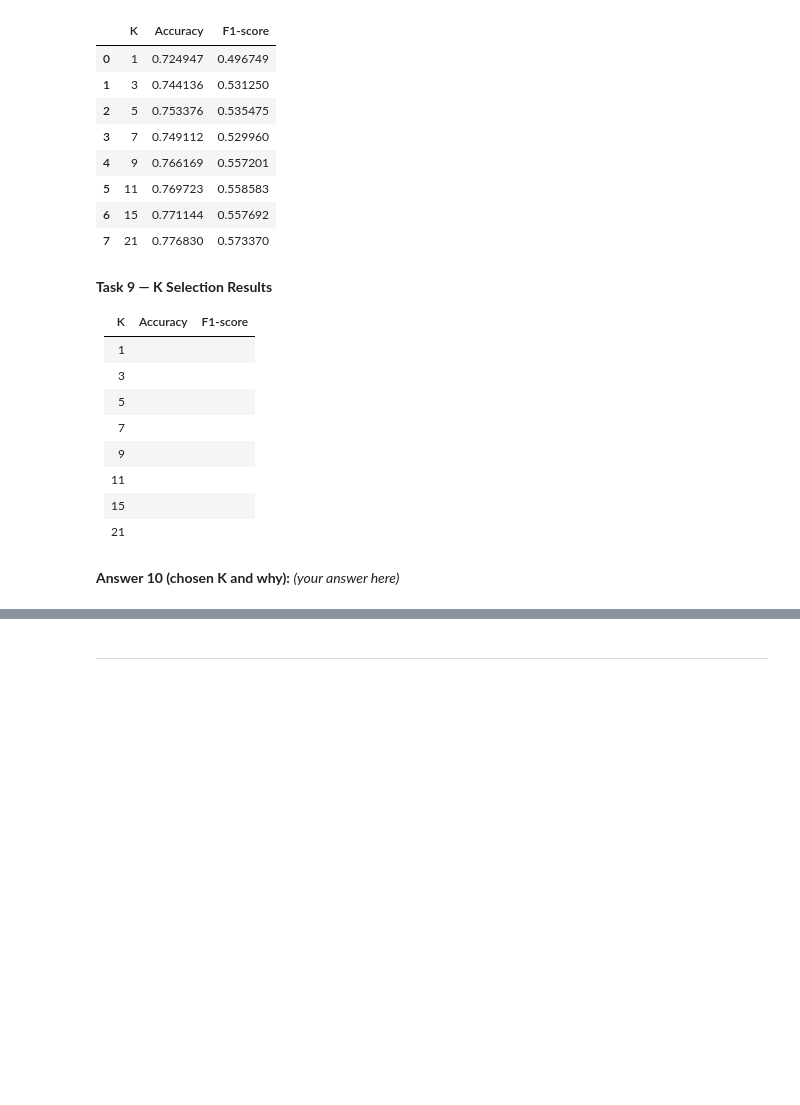
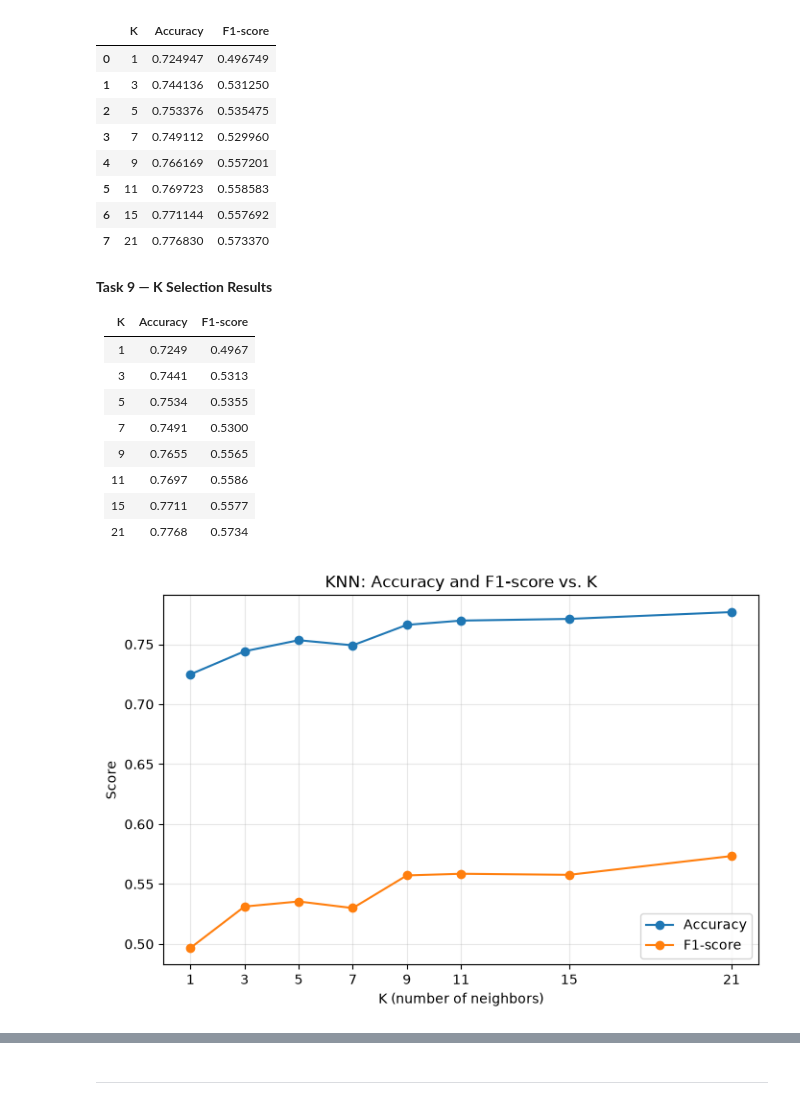
Before and after one commit to msufianchoohan/ml-lab, a Jupyter notebook: LAB 06/Lab6_LogReg_KNN_Template.ipynb, the cells around one changed output, grey strips where cells are left out. Cells and saved outputs as stored; diff of their text form; code cells hidden in the pictures; blank space fills up the shorter version.

```diff
--- a/LAB 06/Lab6_LogReg_KNN_Template.ipynb
+++ b/LAB 06/Lab6_LogReg_KNN_Template.ipynb
@@ -256,11 +254,11 @@ knn_results
 
 | K | Accuracy | F1-score |
 |---|---|---|
-| 1 | | |
-| 3 | | |
-| 5 | | |
-| 7 | | |
-| 9 | | |
-| 11 | | |
-| 15 | | |
-| 21 | | |
+| 1 | 0.7249 | 0.4967 |
+| 3 | 0.7441 | 0.5313 |
+| 5 | 0.7534 | 0.5355 |
+| 7 | 0.7491 | 0.5300 |
+| 9 | 0.7655 | 0.5565 |
+| 11 | 0.7697 | 0.5586 |
+| 15 | 0.7711 | 0.5577 |
+| 21 | 0.7768 | 0.5734 |
@@ -269,3 +264,0 @@ knn_results
-# %% [markdown]
-**Answer 10 (chosen K and why):**
-_(your answer here)_
@@ -273,0 +265,14 @@ _(your answer here)_
+# %%
+# Task 10 — plot accuracy/F1 vs K
+plt.figure(figsize=(8, 5))
+plt.plot(knn_results["K"], knn_results["Accuracy"], marker="o", label="Accuracy")
+plt.plot(knn_results["K"], knn_results["F1-score"], marker="o", label="F1-score")
+plt.xlabel("K (number of neighbors)")
+plt.ylabel("Score")
+plt.title("KNN: Accuracy and F1-score vs. K")
+plt.xticks(k_values)
+plt.legend()
+plt.grid(True, alpha=0.3)
+plt.show()
+# %% [output]
+[figure, added]
```
Also changed, not shown: parts of 26 cells of this notebook.
